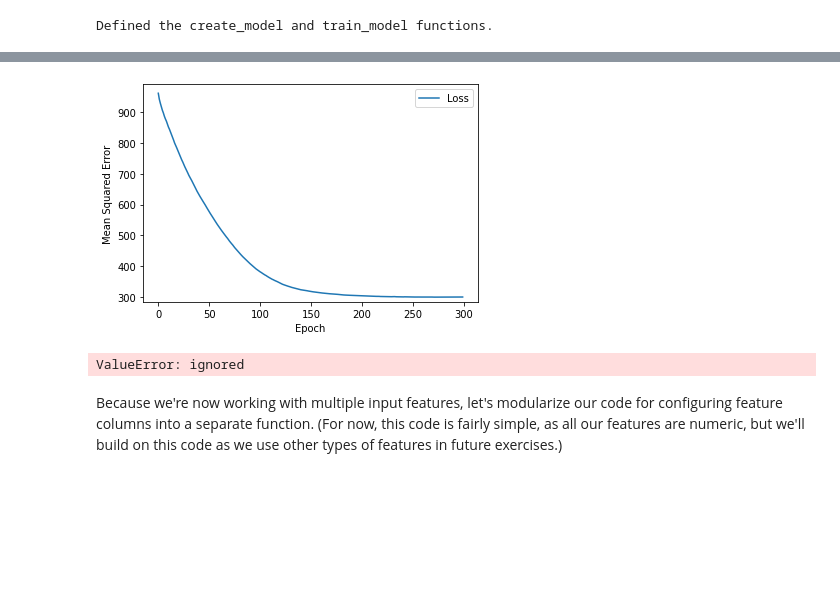
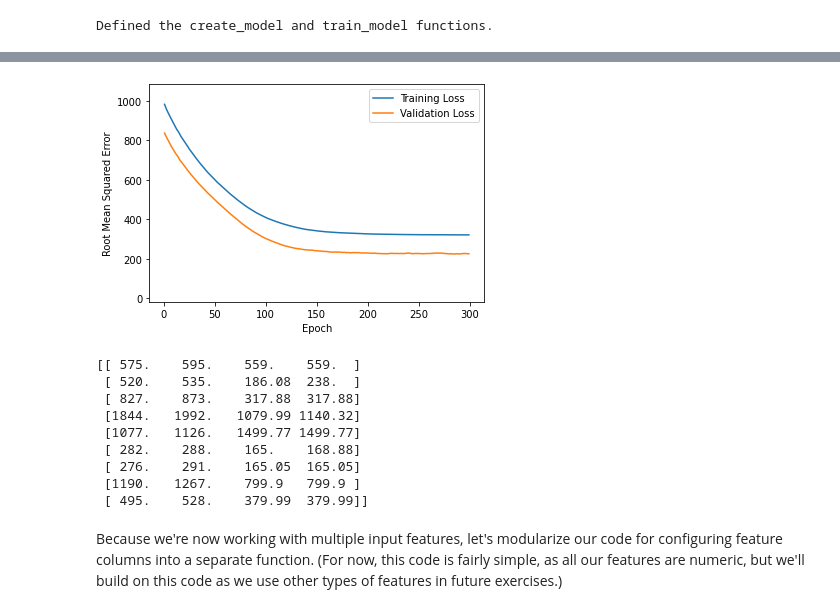
Before and after one commit to vincentmin/Big_Data_Analysis_Course, a Jupyter notebook: assignment_2.ipynb, the cells around one changed output, grey strips where cells are left out. Drawn from its saved outputs; the diff is of its cells as text; code cells hidden in the pictures; blank space fills up the shorter version.

```diff
--- a/assignment_2.ipynb
+++ b/assignment_2.ipynb
@@ -131,17 +133,16 @@ print("Defined the plot_the_loss_curve function.")
 # %% [output]
 Defined the plot_the_loss_curve function.
 # %%
-##@title Define functions to create and train a linear regression model
+#@title Define functions to create and train a linear regression model
 def create_model(my_learning_rate, feature_layer):
-  """Create and compile a simple linear regression model."""
-  # Most simple tf.keras models are sequential.
   model = tf.keras.models.Sequential()
-
-  # Add the layer containing the feature columns to the model.
   model.add(feature_layer)
-
-  # Add one linear layer to the model to yield a simple linear regressor.
-  # model.add(tf.keras.layers.Dense(units=2, input_shape=(1,)))
+  # model.add(tf.keras.layers.Dense(units=20,
+  #                                 activation='relu',
+  #                                 name='Hidden1'))
+  # model.add(tf.keras.layers.Dense(units=12,
+  #                                 activation='relu',
+  #                                 name='Hidden2'))
   model.add(tf.keras.layers.Dense(units=2))
 
   # Construct the layers into a model that TensorFlow can execute.
@@ -164,13 +165,13 @@ def train_model(model, dataset, epochs, batch_size, validation_split,
   history = model.fit(x=features, y=label, batch_size=batch_size,
                       epochs=epochs, shuffle=True,
                       validation_split = validation_split)
-
+  print(history.history.keys())
   # Get details that will be useful for plotting the loss curve.
   epochs = history.epoch
   hist = pd.DataFrame(history.history)
   rmse = hist["root_mean_squared_error"]
 
-  return epochs, rmse
+  return epochs, rmse, hist
 
 print("Defined the create_model and train_model functions.")
 # %% [output]
@@ -192,7 +193,10 @@ train_df_small = train_df_norm[all_vars]
 my_model = create_model(learning_rate, my_feature_layer)
 
 # Train the model on the normalized training set.
-epochs, mse = train_model(my_model, train_df_small, epochs, batch_size, validation_split, label_name1, label_name2)
-plot_the_loss_curve(epochs, mse)
+epochs, rmse, hist = train_model(my_model, train_df_small, epochs, batch_size, validation_split, label_name1, label_name2)
+list_of_metrics_to_plot = ["root_mean_squared_error"]
+# plot_the_loss_curve(epochs, mse)
+plot_the_loss_curve(epochs, hist["root_mean_squared_error"],
+                    hist["val_root_mean_squared_error"])
 # %% [output]
 Epoch 1/300
@@ -215,7 +219,19 @@ Epoch 300/300
-[figure, old version]
+[figure, new version]
-# %%
-my_model.predict_classes(np.asarray(train_df_small))
-# %% [output]
-ValueError: ignored
+# %%
+train_df_x = {name:np.array(value) for name, value in train_df_small[1:10].items()}
+predictions = my_model.predict(train_df_x)
+predictions = np.around(predictions)
+targets = np.array([train_df_x[label_name1],train_df_x[label_name2]]).T
+print(np.c_[predictions, targets])
+# %% [output]
+[[ 575.    595.    559.    559.  ]
+ [ 520.    535.    186.08  238.  ]
+ [ 827.    873.    317.88  317.88]
+ [1844.   1992.   1079.99 1140.32]
+ [1077.   1126.   1499.77 1499.77]
+ [ 282.    288.    165.    168.88]
+ [ 276.    291.    165.05  165.05]
+ [1190.   1267.    799.9   799.9 ]
+ [ 495.    528.    379.99  379.99]]
 # %% [markdown]
 Because we're now working with multiple input features, let's modularize our code for configuring feature columns into a separate function. (For now, this code is fairly simple, as all our features are numeric, but we'll build on this code as we use other types of features in future exercises.)
```
Also changed, not shown: parts of 5 cells of this notebook.
